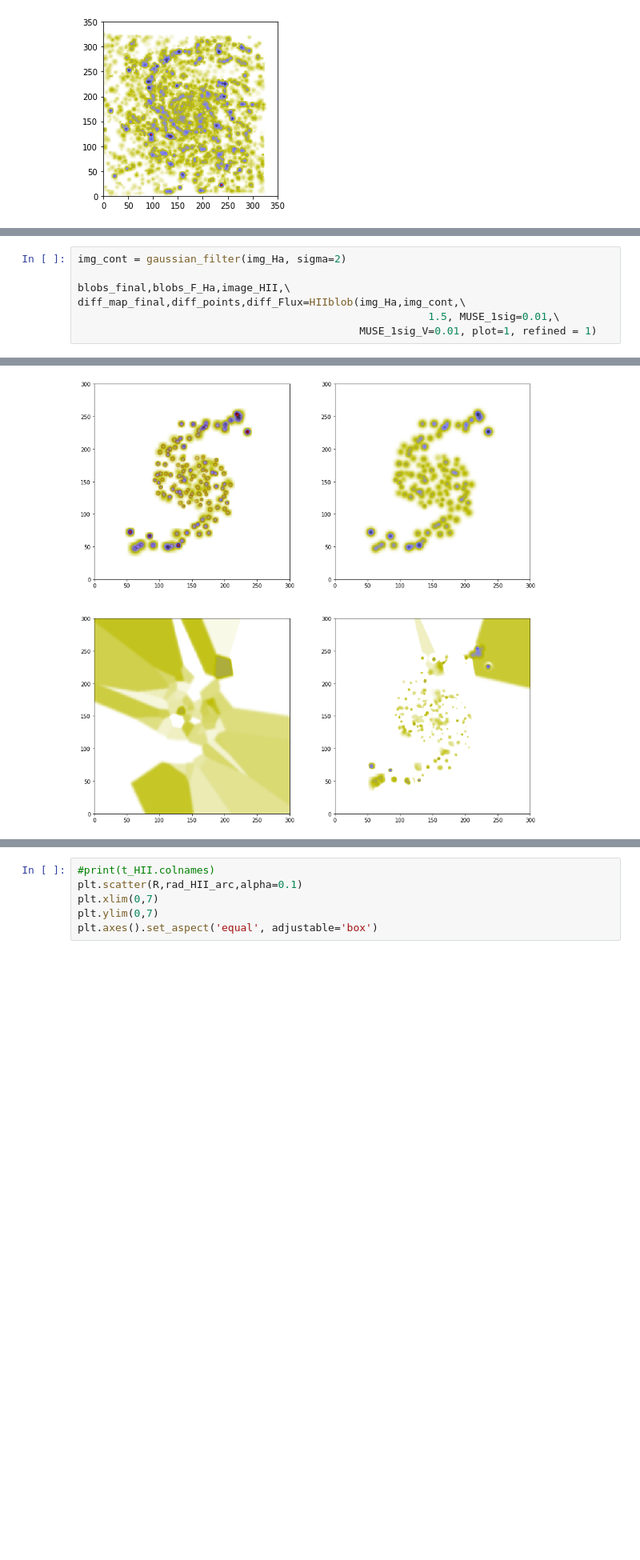
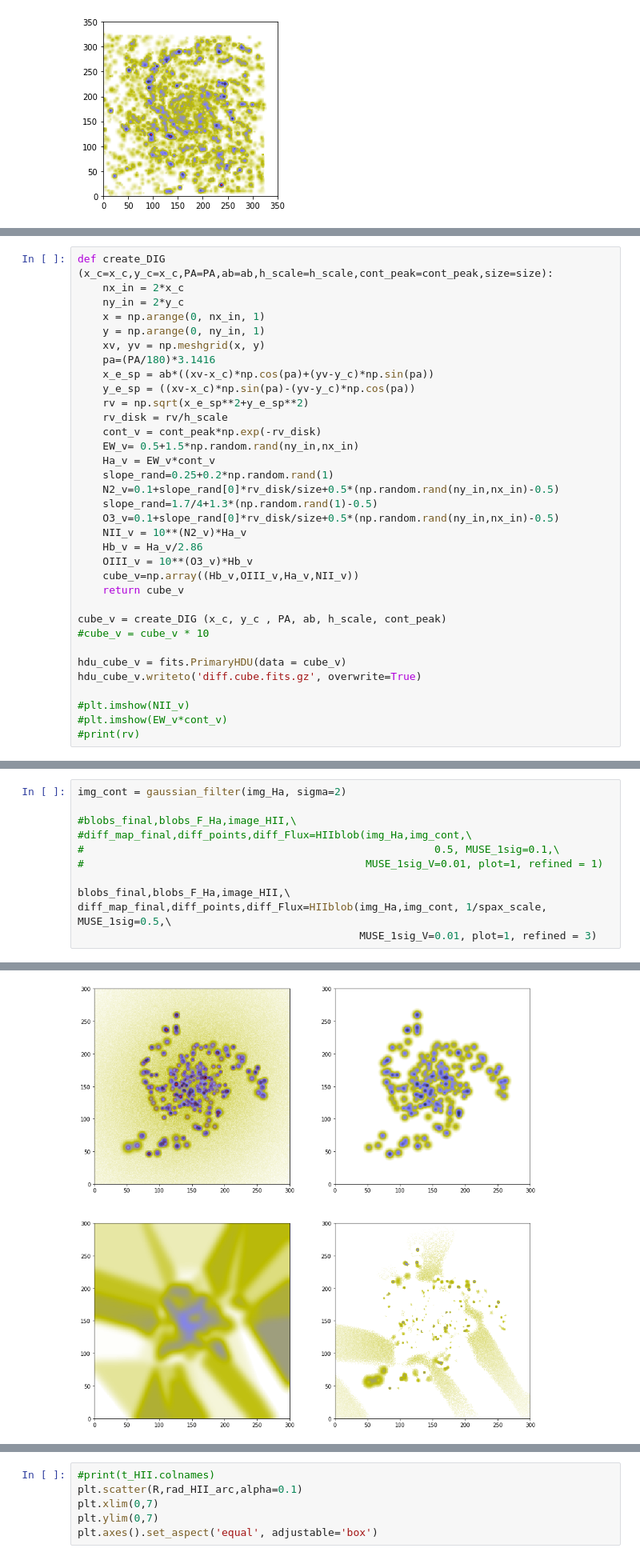
Before and after one commit to sfsanchez72/pyHIIExplorer, a Jupyter notebook: notebooks/sim_spiral.ipynb, the cells around one changed output, grey strips where cells are left out. Shown at 80% size. Drawn from its saved outputs; the diff is of its cells as text; blank space fills up the shorter version.

Commit message:
some changes HIIblob and notebook

```diff
--- a/notebooks/sim_spiral.ipynb
+++ b/notebooks/sim_spiral.ipynb
@@ -247 +300,35 @@ plt.ylim(0,ny_in)
+# %%
+def create_DIG (x_c=x_c,y_c=x_c,PA=PA,ab=ab,h_scale=h_scale,cont_peak=cont_peak,size=size):
+    nx_in = 2*x_c
+    ny_in = 2*y_c
+    x = np.arange(0, nx_in, 1)
+    y = np.arange(0, ny_in, 1)
+    xv, yv = np.meshgrid(x, y)
+    pa=(PA/180)*3.1416
+    x_e_sp = ab*((xv-x_c)*np.cos(pa)+(yv-y_c)*np.sin(pa))
+    y_e_sp = ((xv-x_c)*np.sin(pa)-(yv-y_c)*np.cos(pa))
+    rv = np.sqrt(x_e_sp**2+y_e_sp**2)
+    rv_disk = rv/h_scale
+    cont_v = cont_peak*np.exp(-rv_disk)
+    EW_v= 0.5+1.5*np.random.rand(ny_in,nx_in)
+    Ha_v = EW_v*cont_v
+    slope_rand=0.25+0.2*np.random.rand(1)
+    N2_v=0.1+slope_rand[0]*rv_disk/size+0.5*(np.random.rand(ny_in,nx_in)-0.5)
+    slope_rand=1.7/4+1.3*(np.random.rand(1)-0.5)
+    O3_v=0.1+slope_rand[0]*rv_disk/size+0.5*(np.random.rand(ny_in,nx_in)-0.5)
+    NII_v = 10**(N2_v)*Ha_v
+    Hb_v = Ha_v/2.86
+    OIII_v = 10**(O3_v)*Hb_v
+    cube_v=np.array((Hb_v,OIII_v,Ha_v,NII_v))
+    return cube_v
+
+cube_v = create_DIG (x_c, y_c , PA, ab, h_scale, cont_peak)
+#cube_v = cube_v * 10
+
+hdu_cube_v = fits.PrimaryHDU(data = cube_v)
+hdu_cube_v.writeto('diff.cube.fits.gz', overwrite=True)
+
+#plt.imshow(NII_v)
+#plt.imshow(EW_v*cont_v)
+#print(rv)
 # %%
@@ -287,8 +399,12 @@ Num. IN =  200
 # %%
 img_cont = gaussian_filter(img_Ha, sigma=2)
 
+#blobs_final,blobs_F_Ha,image_HII,\
+#diff_map_final,diff_points,diff_Flux=HIIblob(img_Ha,img_cont,\
+#                                                        0.5, MUSE_1sig=0.1,\
+#                                             MUSE_1sig_V=0.01, plot=1, refined = 1)
+
 blobs_final,blobs_F_Ha,image_HII,\
-diff_map_final,diff_points,diff_Flux=HIIblob(img_Ha,img_cont,\
-                                                        1.5, MUSE_1sig=0.01,\
-                                             MUSE_1sig_V=0.01, plot=1, refined = 1)
+diff_map_final,diff_points,diff_Flux=HIIblob(img_Ha,img_cont, 1/spax_scale, MUSE_1sig=0.5,\
+                                             MUSE_1sig_V=0.01, plot=1, refined = 3)
 # %% [output]
@@ -301 +419 @@ diff_map_final,diff_points,diff_Flux=HIIblob(img_Ha,img_cont,\
-[figure, old version]
+[figure, new version]
```
Also changed, not shown: parts of 15 cells of this notebook, 1 other file.
